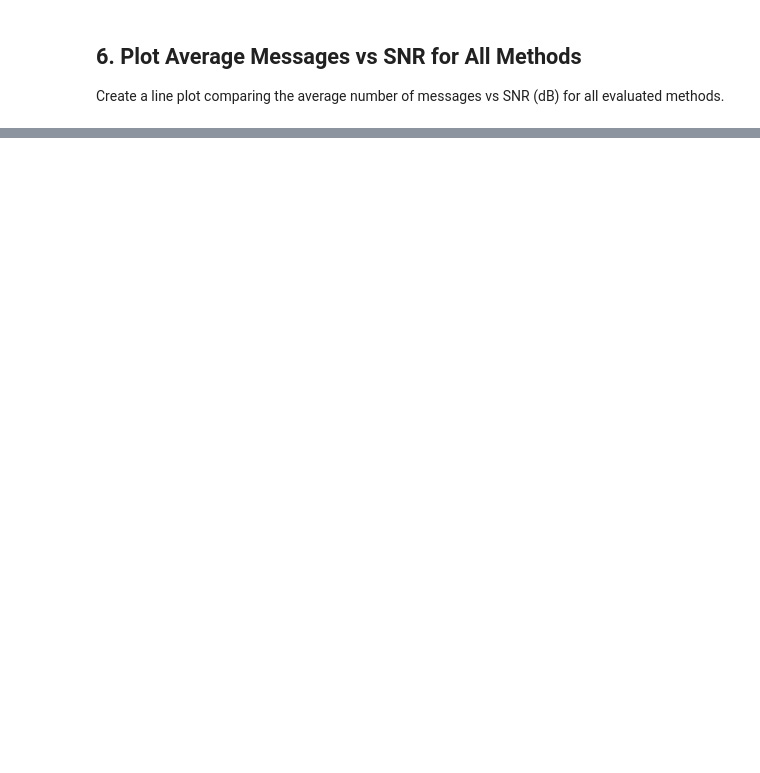
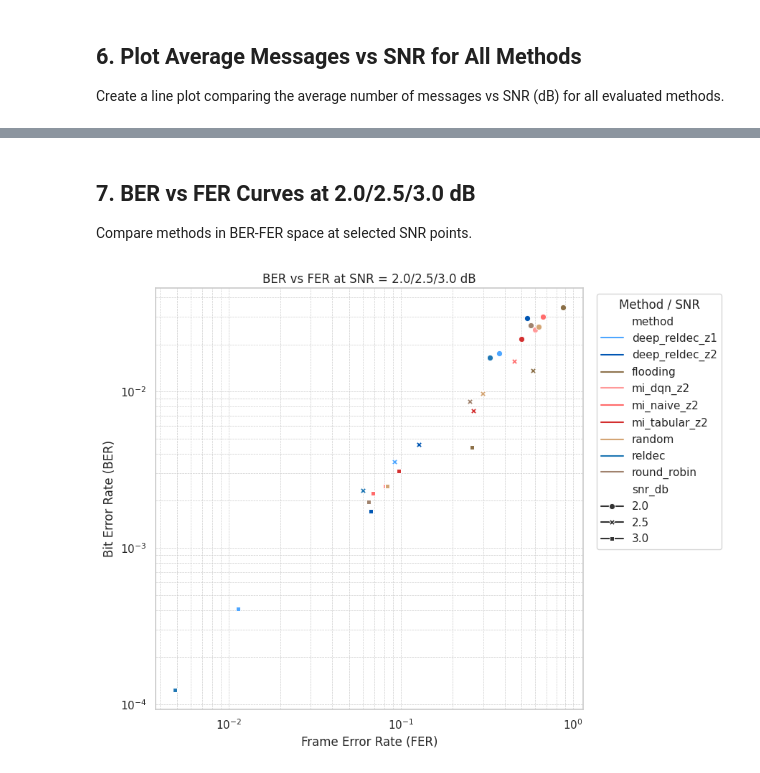
Before and after one commit to houleux/Decoder, a Jupyter notebook: RELDEC/notebook_runs/continuous_reldec/active_run/wran/plot_eval_results.ipynb, the cells around one changed output, grey strips where cells are left out. Saved outputs shown, nothing was run; the diff lists cells and outputs as text; code cells hidden in the pictures; blank space fills up the shorter version.

```diff
--- a/RELDEC/notebook_runs/continuous_reldec/active_run/wran/plot_eval_results.ipynb
+++ b/RELDEC/notebook_runs/continuous_reldec/active_run/wran/plot_eval_results.ipynb
@@ -269,0 +283,45 @@ plt.show()
+# %% [markdown]
+## 7. BER vs FER Curves at 2.0/2.5/3.0 dB
+Compare methods in BER-FER space at selected SNR points.
+# %%
+# Reuse the same color palette
+color_palette = {
+    'reldec': '#1f77b4',                    # Dark blue
+    'deep_reldec_z1': '#4da6ff',            # Light blue
+    'deep_reldec_z2': '#0056b3',            # Medium blue
+    'mi_naive_z2': '#ff6b6b',               # Light red
+    'mi_tabular_z2': '#d32f2f',             # Dark red
+    'mi_dqn_z2': '#ff9999',                 # Medium red
+    'flooding': '#8b6f47',                  # Dark brown
+    'random': '#d4a574',                    # Medium brown
+    'round_robin': '#a0826d',               # Brown
+}
+
+selected_snr = [2.0, 2.5, 3.0]
+df_ber_fer = df[df['snr_db'].isin(selected_snr)].copy()
+
+if df_ber_fer.empty:
+    print('No rows found for SNR in [2.0, 2.5, 3.0].')
+else:
+    plt.figure(figsize=(9, 7))
+    sns.lineplot(
+        data=df_ber_fer.sort_values(['method', 'snr_db']),
+        x='fer',
+        y='ber',
+        hue='method',
+        style='snr_db',
+        markers=True,
+        dashes=False,
+        palette=color_palette,
+    )
+    plt.xscale('log')
+    plt.yscale('log')
+    plt.xlabel('Frame Error Rate (FER)')
+    plt.ylabel('Bit Error Rate (BER)')
+    plt.title('BER vs FER at SNR = 2.0/2.5/3.0 dB')
+    plt.grid(True, which='both', ls='--', lw=0.5)
+    plt.legend(title='Method / SNR', bbox_to_anchor=(1.02, 1), loc='upper left')
+    plt.tight_layout()
+    plt.show()
+# %% [output]
+[figure, added]
```
Also changed, not shown: parts of 11 cells of this notebook, 25 other files.
